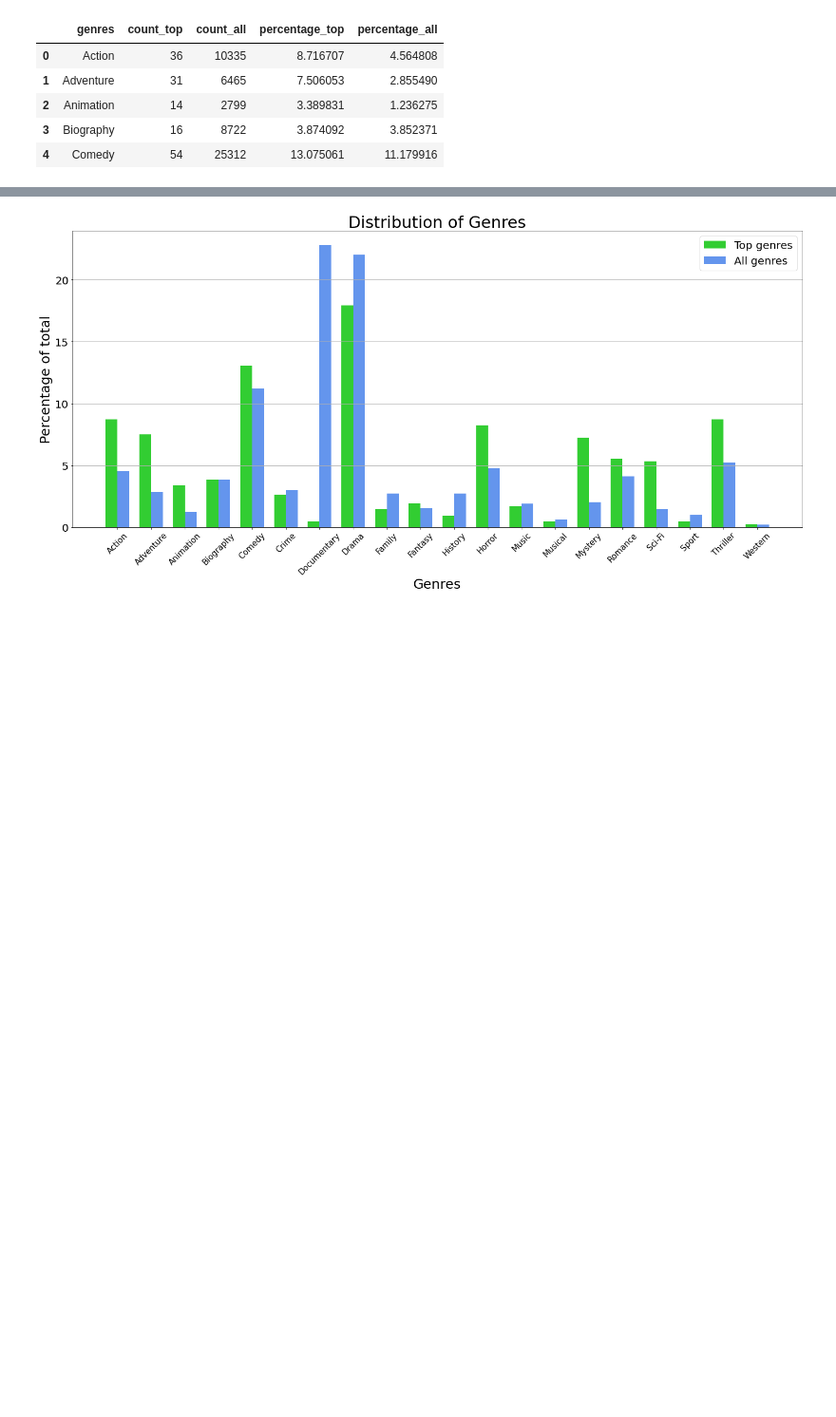
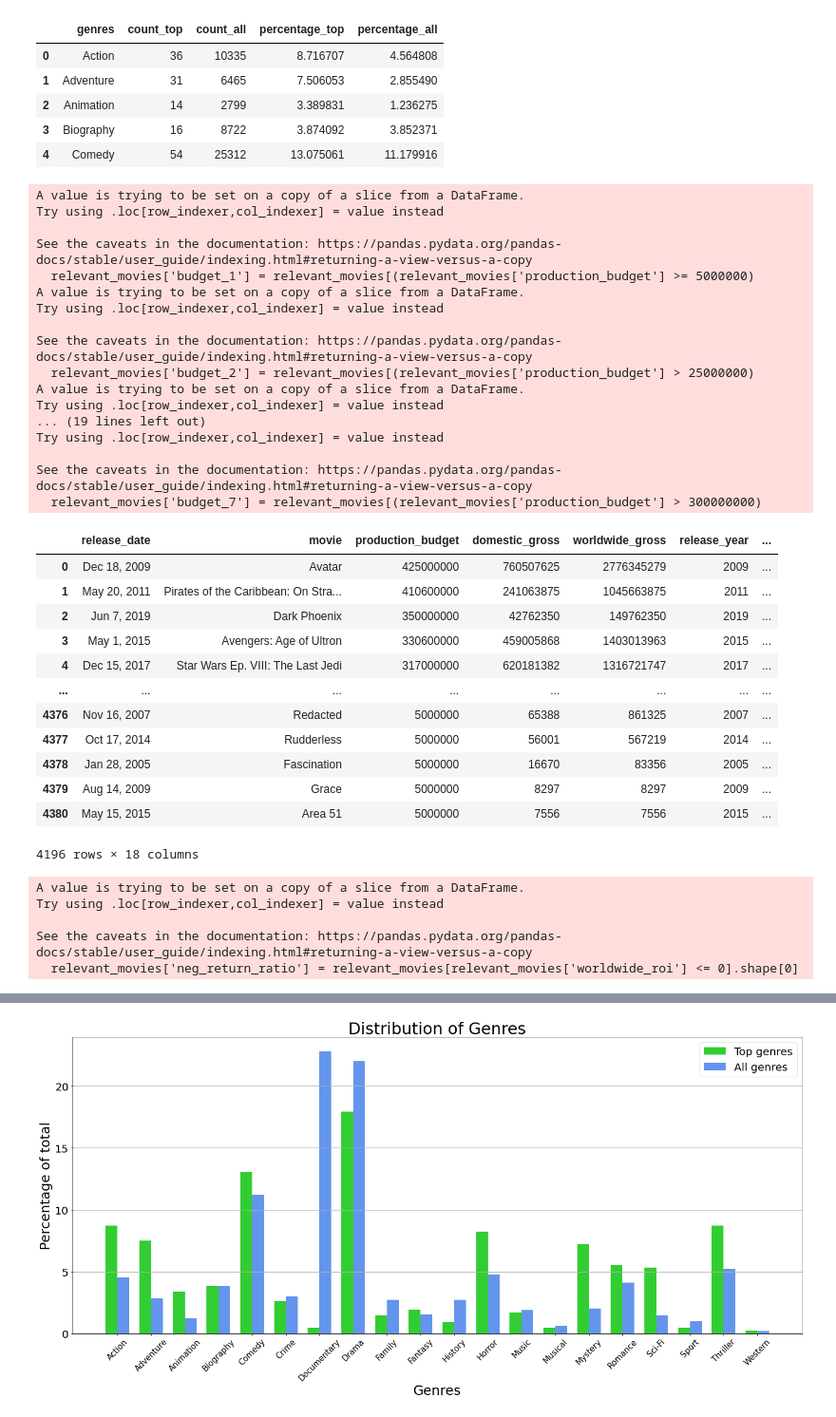
Before and after one commit to jmarkowi/Microsoft-Studios-Analysis, a Jupyter notebook: microsoft_movie_needs_analysis.ipynb, the cells around one changed output, grey strips where cells are left out. Shown at 95% size. Drawn from its saved outputs; the diff is of its cells as text; code cells hidden in the pictures; blank space fills up the shorter version.

Commit message:
started bucketing code

```diff
--- a/microsoft_movie_needs_analysis.ipynb
+++ b/microsoft_movie_needs_analysis.ipynb
@@ -337,4 +330,80 @@ compare_genres_df.head()
 | 2 | Animation | 14 | 2799 | 3.389831 | 1.236275 |
 | 3 | Biography | 16 | 8722 | 3.874092 | 3.852371 |
 | 4 | Comedy | 54 | 25312 | 13.075061 | 11.179916 |
+# %%
+relevant_movies = movie_budgets[(movie_budgets['worldwide_gross'] > 0)
+                                   & (movie_budgets['domestic_gross'] > 0)
+                                   & (movie_budgets['production_budget'] >= 5000000)
+                                   & (movie_budgets['release_year'] != 2020) ]
+# %%
+budget_list = list(relevant_movies['production_budget'])
+def budget_bucket():
+    budget_buckets = []
+    for val in budget_list:
+        if val > 5000000
+
+
+
+relevant_movies['budget_bucket'] =
+relevant_movies[(relevant_movies['production_budget'] >= 5000000)
+& (relevant_movies['production_budget'] <= 25000000)]['production_budget']
+
+relevant_movies['budget_2'] = relevant_movies[(relevant_movies['production_budget'] > 25000000)
+& (relevant_movies['production_budget'] <= 50000000)]['production_budget']
+
+relevant_movies['budget_3'] = relevant_movies[(relevant_movies['production_budget'] > 50000000)
+& (relevant_movies['production_budget'] <= 75000000)]['production_budget']
+
+relevant_movies['budget_4'] = relevant_movies[(relevant_movies['production_budget'] > 75000000)
+& (relevant_movies['production_budget'] <= 100000000)]['production_budget']
+
+relevant_movies['budget_5'] = relevant_movies[(relevant_movies['production_budget'] > 100000000)
+& (relevant_movies['production_budget'] <= 200000000)]['production_budget']
+
+relevant_movies['budget_6'] = relevant_movies[(relevant_movies['production_budget'] > 200000000)
+& (relevant_movies['production_budget'] <= 300000000)]['production_budget']
+
+relevant_movies['budget_7'] = relevant_movies[(relevant_movies['production_budget'] > 300000000)
+& (relevant_movies['production_budget'] <= 400000000)]['production_budget']
+
+relevant_movies
+# %% [output]
+A value is trying to be set on a copy of a slice from a DataFrame.
+Try using .loc[row_indexer,col_indexer] = value instead
+
+See the caveats in the documentation: https://pandas.pydata.org/pandas-docs/stable/user_guide/indexing.html#returning-a-view-versus-a-copy
+  relevant_movies['budget_1'] = relevant_movies[(relevant_movies['production_budget'] >= 5000000)
+A value is trying to be set on a copy of a slice from a DataFrame.
+Try using .loc[row_indexer,col_indexer] = value instead
+
+See the caveats in the documentation: https://pandas.pydata.org/pandas-docs/stable/user_guide/indexing.html#returning-a-view-versus-a-copy
+  relevant_movies['budget_2'] = relevant_movies[(relevant_movies['production_budget'] > 25000000)
+A value is trying to be set on a copy of a slice from a DataFrame.
+Try using .loc[row_indexer,col_indexer] = value instead
+... (19 lines left out)
+Try using .loc[row_indexer,col_indexer] = value instead
+
+See the caveats in the documentation: https://pandas.pydata.org/pandas-docs/stable/user_guide/indexing.html#returning-a-view-versus-a-copy
+  relevant_movies['budget_7'] = relevant_movies[(relevant_movies['production_budget'] > 300000000)
+|  | release_date | movie | production_budget | domestic_gross | worldwide_gross | release_year | ... |
+| 0 | Dec 18, 2009 | Avatar | 425000000 | 760507625 | 2776345279 | 2009 | ... |
+| 1 | May 20, 2011 | Pirates of the Caribbean: On Stra... | 410600000 | 241063875 | 1045663875 | 2011 | ... |
+| 2 | Jun 7, 2019 | Dark Phoenix | 350000000 | 42762350 | 149762350 | 2019 | ... |
+| 3 | May 1, 2015 | Avengers: Age of Ultron | 330600000 | 459005868 | 1403013963 | 2015 | ... |
+| 4 | Dec 15, 2017 | Star Wars Ep. VIII: The Last Jedi | 317000000 | 620181382 | 1316721747 | 2017 | ... |
+| ... | ... | ... | ... | ... | ... | ... | ... |
+| 4376 | Nov 16, 2007 | Redacted | 5000000 | 65388 | 861325 | 2007 | ... |
+| 4377 | Oct 17, 2014 | Rudderless | 5000000 | 56001 | 567219 | 2014 | ... |
+| 4378 | Jan 28, 2005 | Fascination | 5000000 | 16670 | 83356 | 2005 | ... |
+| 4379 | Aug 14, 2009 | Grace | 5000000 | 8297 | 8297 | 2009 | ... |
+| 4380 | May 15, 2015 | Area 51 | 5000000 | 7556 | 7556 | 2015 | ... |
+4196 rows × 18 columns
+# %%
+relevant_movies['neg_return_ratio'] = relevant_movies[relevant_movies['worldwide_roi'] <= 0].shape[0]
+# %% [output]
+A value is trying to be set on a copy of a slice from a DataFrame.
+Try using .loc[row_indexer,col_indexer] = value instead
+
+See the caveats in the documentation: https://pandas.pydata.org/pandas-docs/stable/user_guide/indexing.html#returning-a-view-versus-a-copy
+  relevant_movies['neg_return_ratio'] = relevant_movies[relevant_movies['worldwide_roi'] <= 0].shape[0]
 # %%
```
Also changed, not shown: parts of 18 cells of this notebook.
